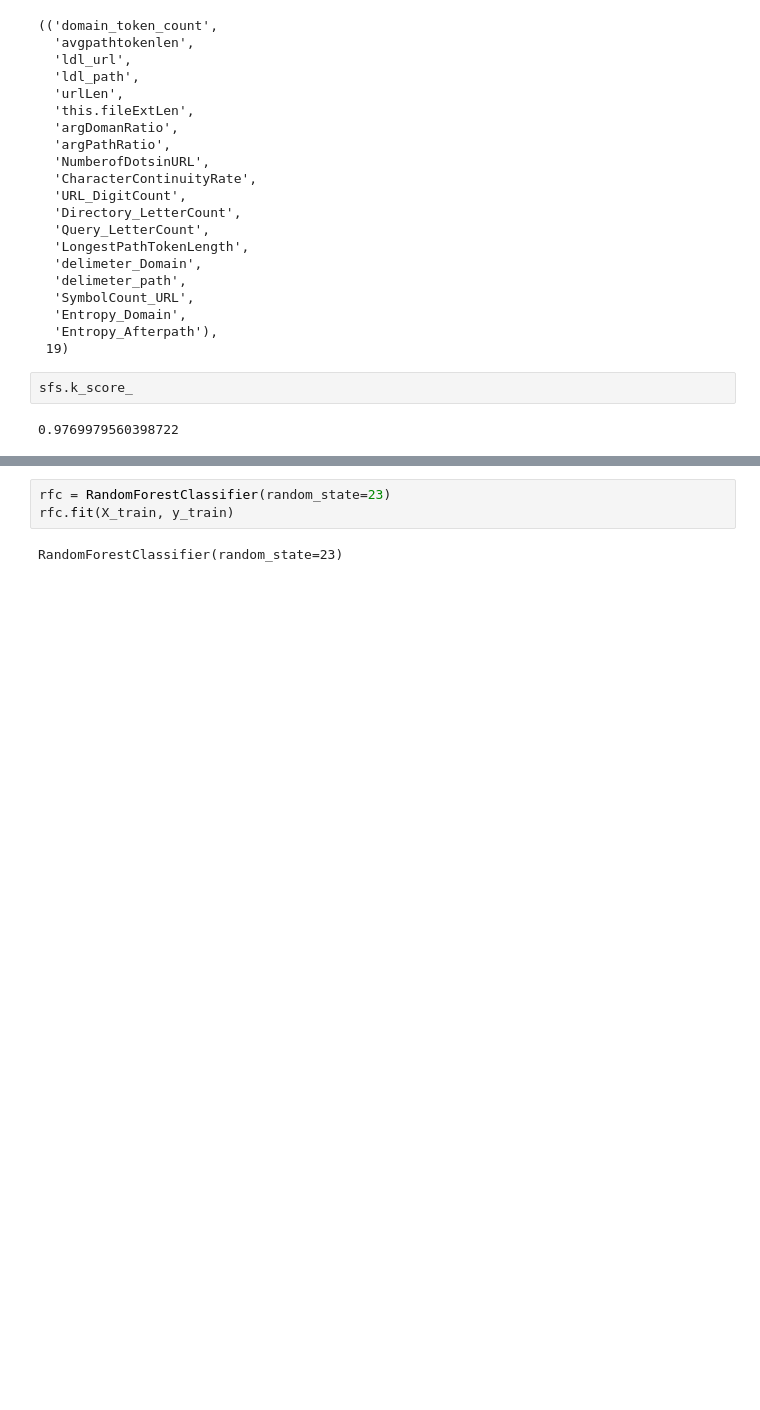
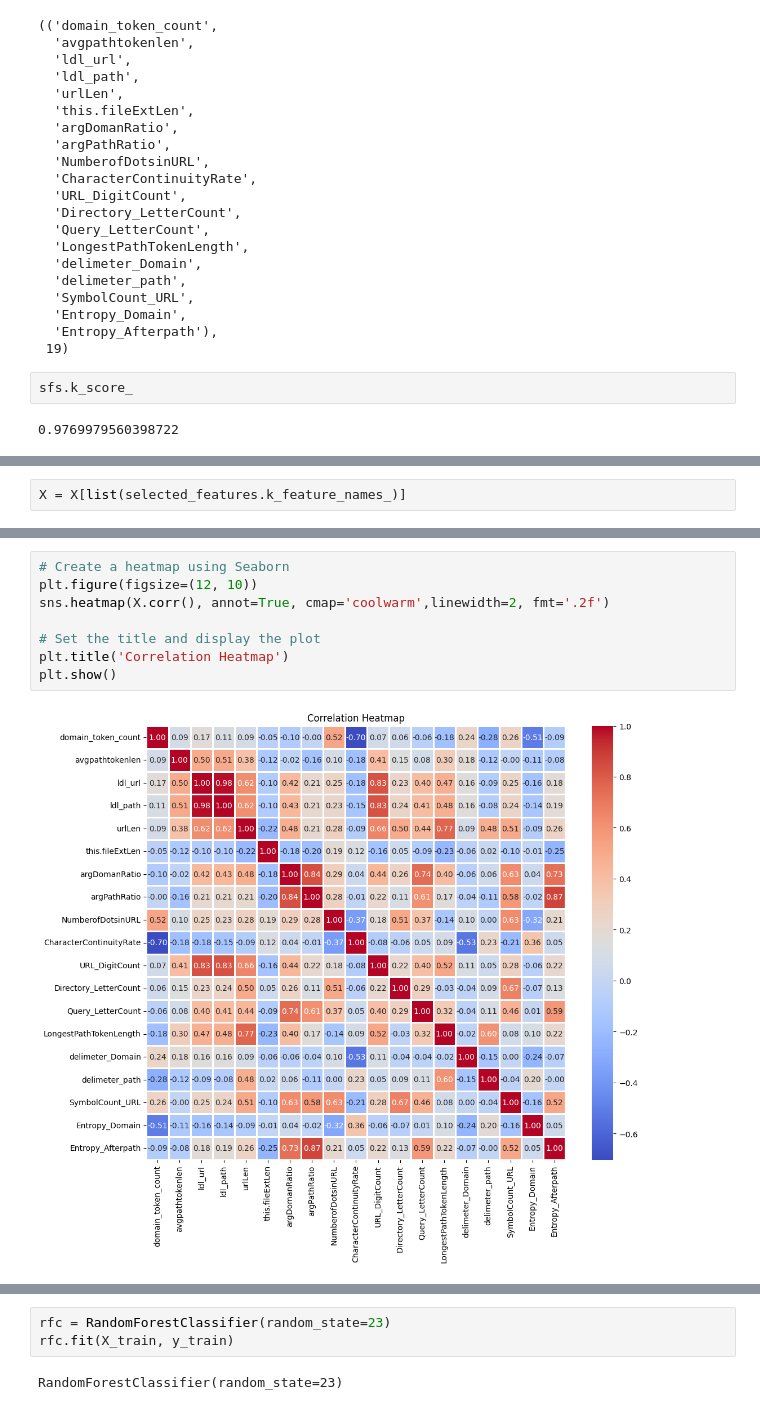
Before and after one commit to SamDewriter/Phishing, a Jupyter notebook: latest.ipynb, the cells around one changed output, grey strips where cells are left out. Saved outputs shown, nothing was run; the diff lists cells and outputs as text; blank space fills up the shorter version.

```diff
--- a/latest.ipynb
+++ b/latest.ipynb
@@ -104,0 +192,2 @@ sfs.k_score_
+# %%
+X = X[list(selected_features.k_feature_names_)]
@@ -104,0 +198,10 @@ sfs.k_score_
+# %%
+# Create a heatmap using Seaborn
+plt.figure(figsize=(12, 10))
+sns.heatmap(X.corr(), annot=True, cmap='coolwarm',linewidth=2, fmt='.2f')
+
+# Set the title and display the plot
+plt.title('Correlation Heatmap')
+plt.show()
+# %% [output]
+[figure, added]
```
Also changed, not shown: parts of 31 cells of this notebook, 1 other file.
